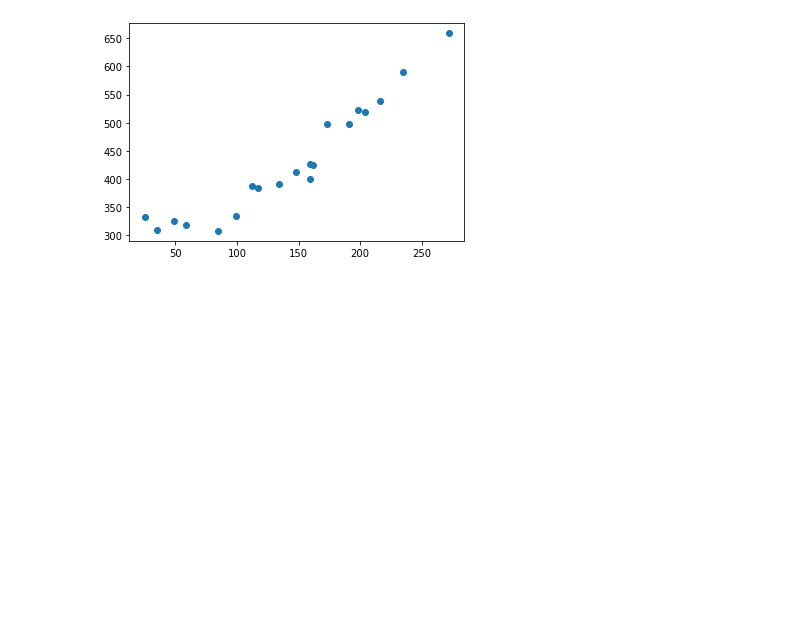
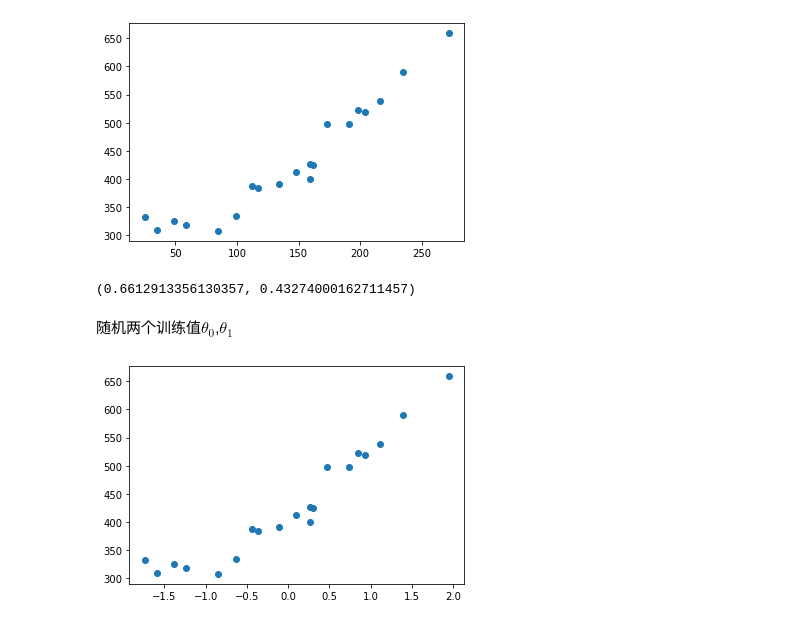
Before and after one commit to LoveFromSea/VsCodeFolder, a Jupyter notebook: Math_Learn/regression.ipynb, the cells around one changed output. Drawn from its saved outputs; the diff is of its cells as text; code cells hidden in the pictures; blank space fills up the shorter version.

```diff
--- a/Math_Learn/regression.ipynb
+++ b/Math_Learn/regression.ipynb
@@ -13,3 +11,11 @@ plt.plot(train_x, train_y, 'o')
 plt.show()
 # %% [output]
 [figure]
+# %%
+theta0=np.random.rand()
+theta1=np.random.rand()
+theta0,theta1
+# %% [output]
+(0.6612913356130357, 0.43274000162711457)
+# %% [markdown]
+随机两个训练值$\theta_0$,$\theta_1$
@@ -15,0 +28,12 @@ plt.show()
+# %%
+mu=train_x.mean()
+sigma=train_x.std()
+def standaradize(x):
+    return (x-mu)/sigma
+# %%
+train_z=standaradize(train_x)
+# %%
+plt.plot(train_z,train_y,'o')
+plt.show()
+# %% [output]
+[figure, added]
```
Also changed, not shown: parts of 8 cells of this notebook, 3 other files.
